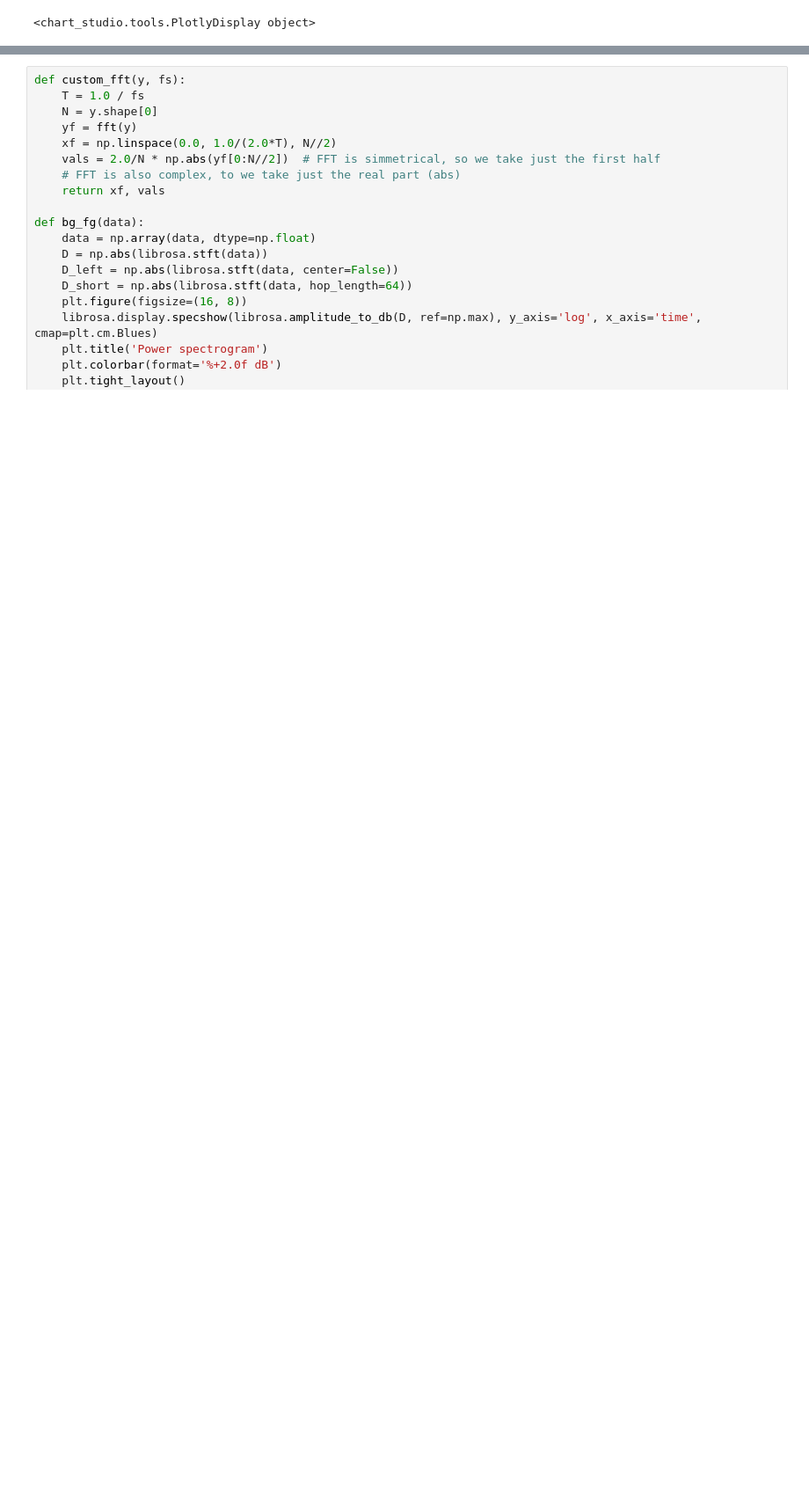
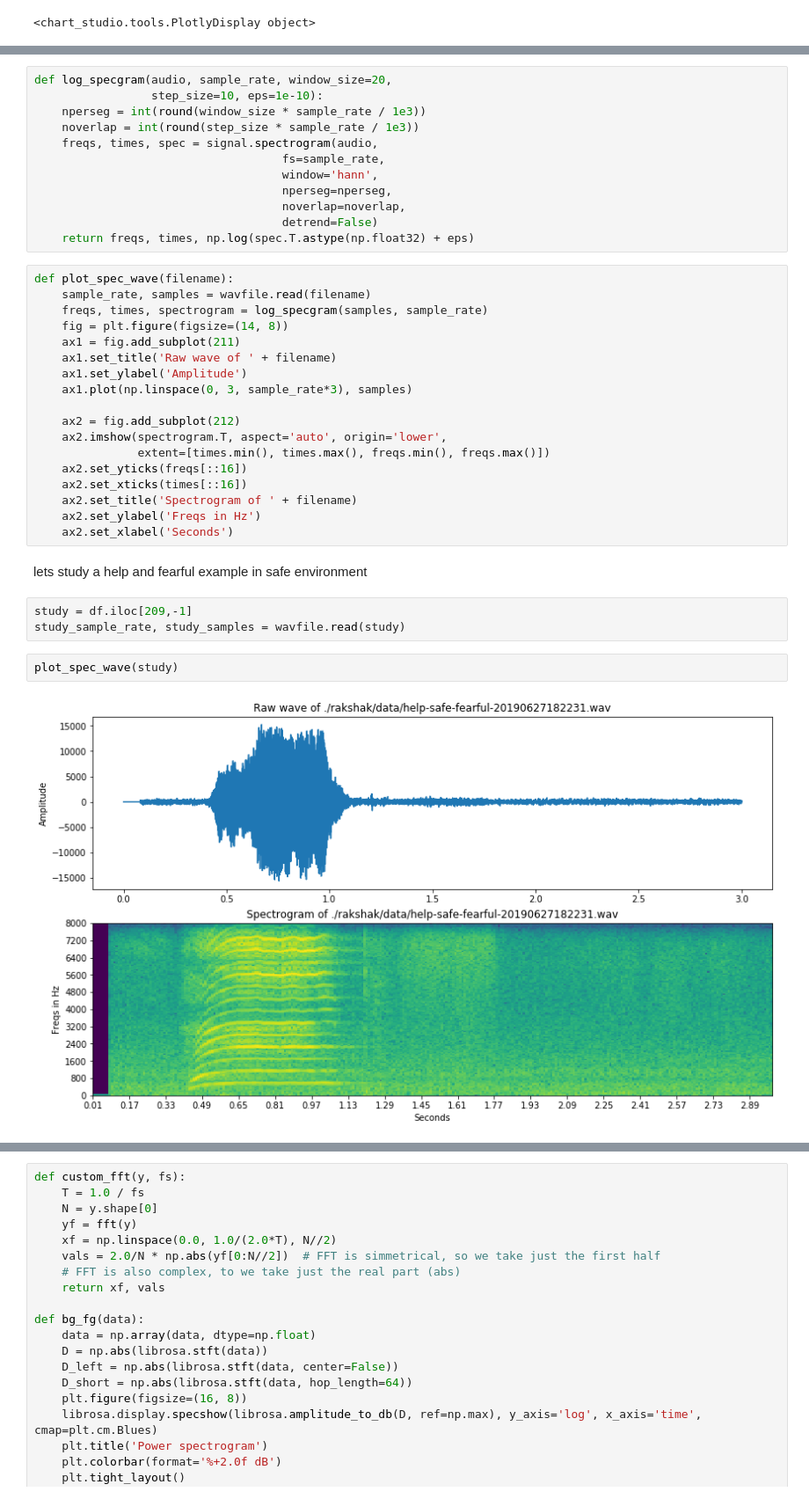
Before and after one commit to Ujjwal-9/celestini-dl, a Jupyter notebook: Rakshak-Dataset/rakshak-analysis.ipynb, the cells around one changed output, grey strips where cells are left out. Shown at 88% size. Cells and saved outputs as stored; diff of their text form; blank space fills up the shorter version.

```diff
--- a/Rakshak-Dataset/rakshak-analysis.ipynb
+++ b/Rakshak-Dataset/rakshak-analysis.ipynb
@@ -277,0 +603,39 @@ py.iplot(fig, filename='bubblechart-text')
+# %%
+def log_specgram(audio, sample_rate, window_size=20,
+                 step_size=10, eps=1e-10):
+    nperseg = int(round(window_size * sample_rate / 1e3))
+    noverlap = int(round(step_size * sample_rate / 1e3))
+    freqs, times, spec = signal.spectrogram(audio,
+                                    fs=sample_rate,
+                                    window='hann',
+                                    nperseg=nperseg,
+                                    noverlap=noverlap,
+                                    detrend=False)
+    return freqs, times, np.log(spec.T.astype(np.float32) + eps)
+# %%
+def plot_spec_wave(filename):
+    sample_rate, samples = wavfile.read(filename)
+    freqs, times, spectrogram = log_specgram(samples, sample_rate)
+    fig = plt.figure(figsize=(14, 8))
+    ax1 = fig.add_subplot(211)
+    ax1.set_title('Raw wave of ' + filename)
+    ax1.set_ylabel('Amplitude')
+    ax1.plot(np.linspace(0, 3, sample_rate*3), samples)
+
+    ax2 = fig.add_subplot(212)
+    ax2.imshow(spectrogram.T, aspect='auto', origin='lower',
+               extent=[times.min(), times.max(), freqs.min(), freqs.max()])
+    ax2.set_yticks(freqs[::16])
+    ax2.set_xticks(times[::16])
+    ax2.set_title('Spectrogram of ' + filename)
+    ax2.set_ylabel('Freqs in Hz')
+    ax2.set_xlabel('Seconds')
+# %% [markdown]
+lets study a help and fearful example in safe environment
+# %%
+study = df.iloc[209,-1]
+study_sample_rate, study_samples = wavfile.read(study)
+# %%
+plot_spec_wave(study)
+# %% [output]
+[figure, added]
```
Also changed, not shown: parts of 67 cells of this notebook, 3 other files.
